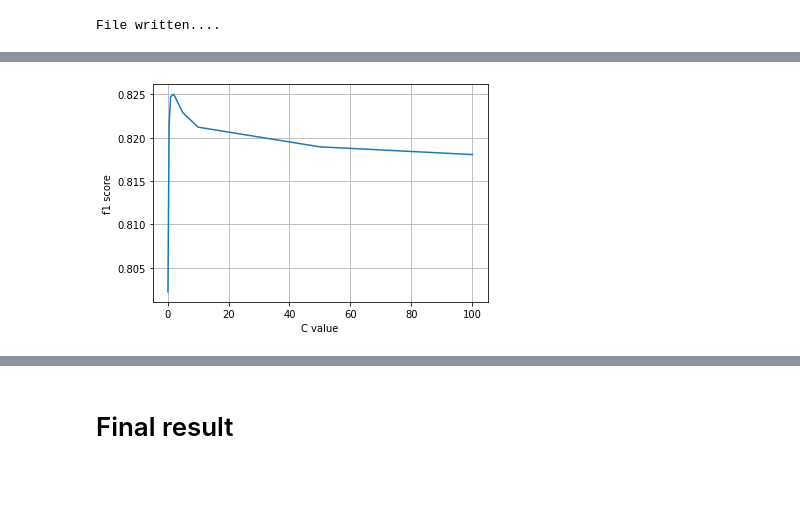
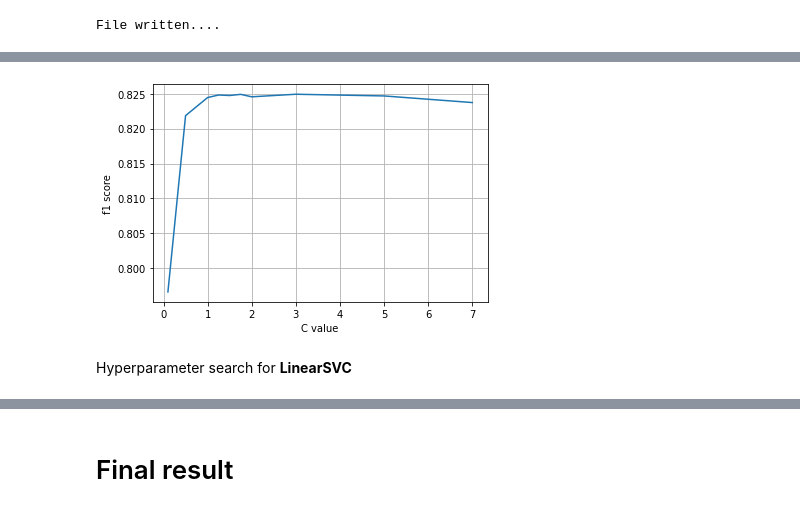
Before and after one commit to MatteoM95/Twitter-Sentiment-Analisys, a Jupyter notebook: Project_DSL_january_2022.ipynb, the cells around one changed output, grey strips where cells are left out. Saved outputs shown, nothing was run; the diff lists cells and outputs as text; code cells hidden in the pictures; blank space fills up the shorter version.

```diff
--- a/Project_DSL_january_2022.ipynb
+++ b/Project_DSL_january_2022.ipynb
@@ -305,10 +306,12 @@ def preprocess(textdata):
 
 import time
 t = time.time()
-# for tweet in list(dev_dataset['text']):
-#     #print(tweet)
-# df_done['text'] = preprocess(list(df_done['text']))
-df_done['text_bis'] = preprocess(list(df_done['text_bis']))
+
+df_done = clean_text_tweet_for_tfidfVect(df_done)
+df_done = clean_text_tweet_for_countVect(df_done)
+
+df_eval_done = clean_text_tweet_for_tfidfVect(df_eval_done)
+df_eval_done = clean_text_tweet_for_countVect(df_eval_done)
 
 print(f'Text Preprocessing complete.')
 print(f'Time Taken: {round(time.time()-t)} seconds')
@@ -347,4 +364,4 @@ X.shape, y.shape
 # %% [output]
 ((224994, 3), (224994,))
 # %%
-X_train, X_test, y_train, y_test = train_test_split(X, y, train_size = 0.7, random_state=42, shuffle=True)
+X_train, X_test, y_train, y_test = train_test_split(X, y, train_size = 0.80, random_state=42, shuffle=True)
@@ -357,21 +409,25 @@ tfidf_params = dict(#sublinear_tf= True,
                     #norm= 'l2',
                     # token_pattern=r'\b[^\d\W]+\b', #remove number
                     # stop_words = 'english',
+                    strip_accents="unicode",
                     ngram_range= (1, 3)
                     )
 
 model = make_pipeline(
         make_column_transformer(
             (TfidfVectorizer(**tfidf_params), "text"),
-            (CountVectorizer(ngram_range=(1, 1), binary=True, strip_accents="unicode"), "text_bis"),
+            (CountVectorizer(ngram_range=(1, 1), binary=True, strip_accents="unicode", stop_words='english'), "text_bis"),
             (OneHotEncoder(handle_unknown="ignore"), ["user"]),
             remainder="passthrough",
             n_jobs=-1
         ),
-        #LogisticRegression(verbose=1, solver='liblinear', random_state=0, C=6, penalty='l2', max_iter=1000, n_jobs=8)
-        #MultinomialNB(alpha=0.3),
-        LogisticRegression(C = 2, max_iter = 1000, n_jobs=-1)
-        #LinearSVC()
+        # MultinomialNB(alpha=0.3) #0.811 with alpha=0.3
+        # DecisionTreeClassifier() #0.68
+        # RandomForestClassifier(n_estimators=100, max_depth=30) #0.38
+        # KNeighborsClassifier(algorithm = 'brute', n_jobs=-1) #0.70
+        # SGDClassifier(max_iter=1000, tol=1e-3,  n_jobs=-1) #0.808
+        # LogisticRegression(n_jobs=-1) # 0.8236
+        LinearSVC() #0.821
     )
 model.fit(X_train, y_train);
 
@@ -453 +450,3 @@ Hyperparameter search tfidf and count-vect
+# %%
+X_train, X_test, y_train, y_test = train_test_split(X, y, train_size = 0.75, random_state=42, shuffle=True)
 # %%
@@ -543,8 +542,12 @@ C value = 100: 0.8180671554527785
 # %%
-plt.grid(True)
-plt.xlabel("C value")
-plt.ylabel("f1 score")
-plt.plot(c_values, scores_c_value);
-plt.savefig('C_value.svg', bbox_inches="tight")
+if flag_tuning:
+    #plot C value graph - Logistic regression
+    plt.grid(True)
+    plt.xlabel("C value")
+    plt.ylabel("f1 score")
+    plt.plot(c_values, scores_c_value);
+    plt.savefig('C_valueLogisticRegression.svg', bbox_inches="tight")
 # %% [output]
-[figure, old version]
+[figure, new version]
+# %% [markdown]
+Hyperparameter search for **LinearSVC**
```
Also changed, not shown: parts of 44 cells of this notebook, 8 other files.
